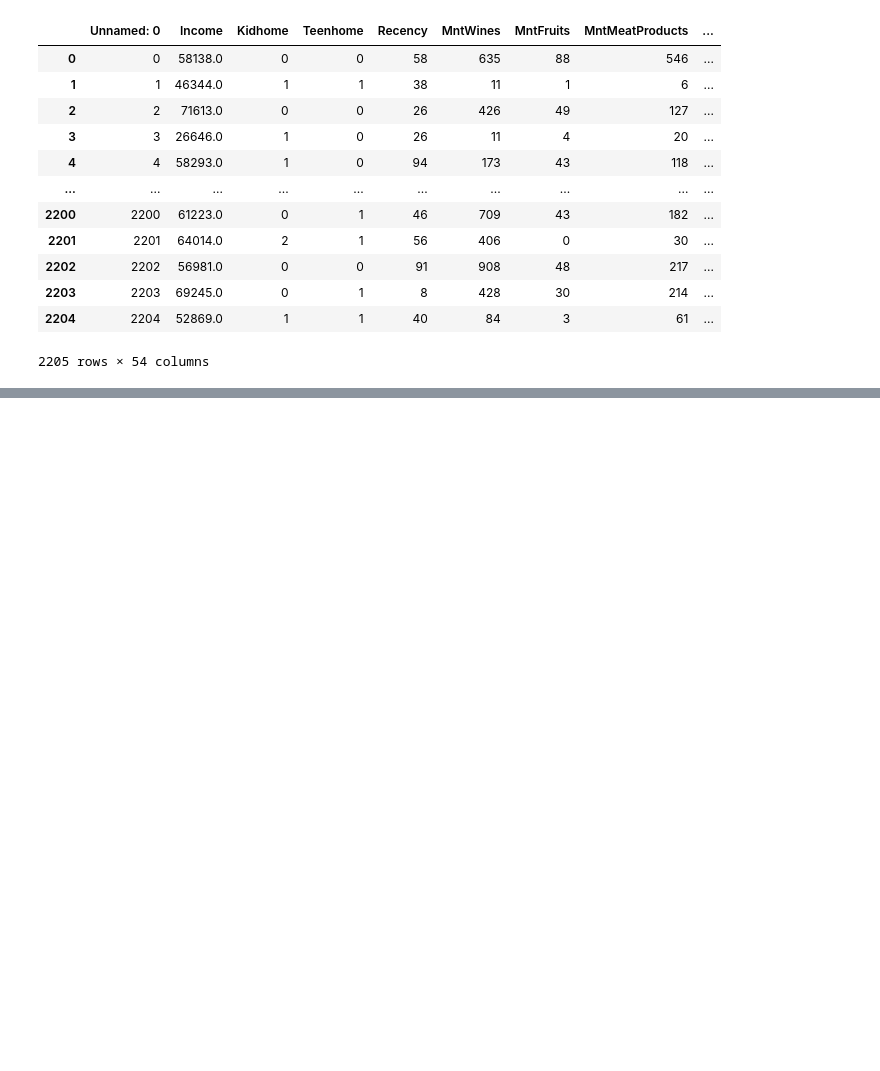
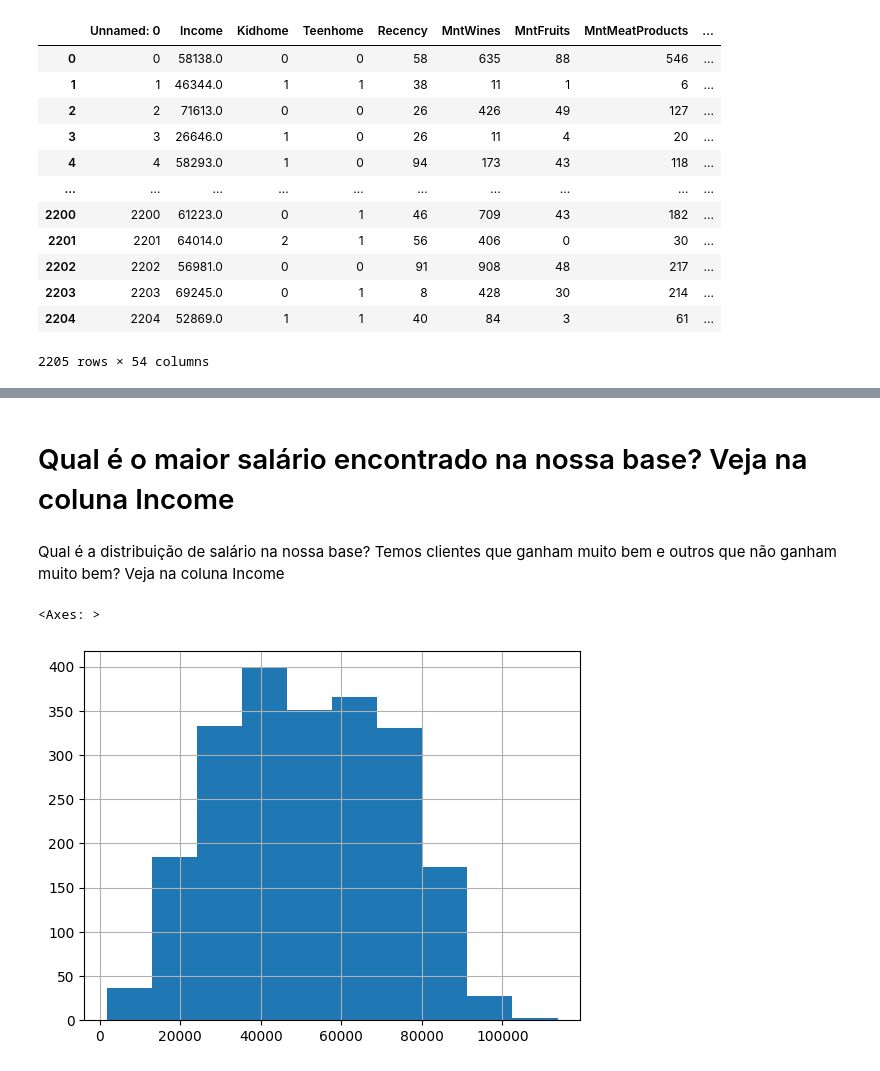
Before and after one commit to naticost/estatistica_descritiva, a Jupyter notebook: atividade.ipynb, the cells around one changed output, grey strips where cells are left out. Drawn from its saved outputs; the diff is of its cells as text; code cells hidden in the pictures; blank space fills up the shorter version.

```diff
--- a/atividade.ipynb
+++ b/atividade.ipynb
@@ -207,0 +222,9 @@ df
+# %% [markdown]
+# Qual é o maior salário encontrado na nossa base? Veja na coluna Income
+# %% [markdown]
+Qual é a distribuição de salário na nossa base? Temos clientes que ganham muito bem e outros que não ganham muito bem? Veja na coluna Income
+# %%
+df["Income"].hist()
+# %% [output]
+<Axes: >
+[figure, added]
```
Also changed, not shown: parts of 3 cells of this notebook.
